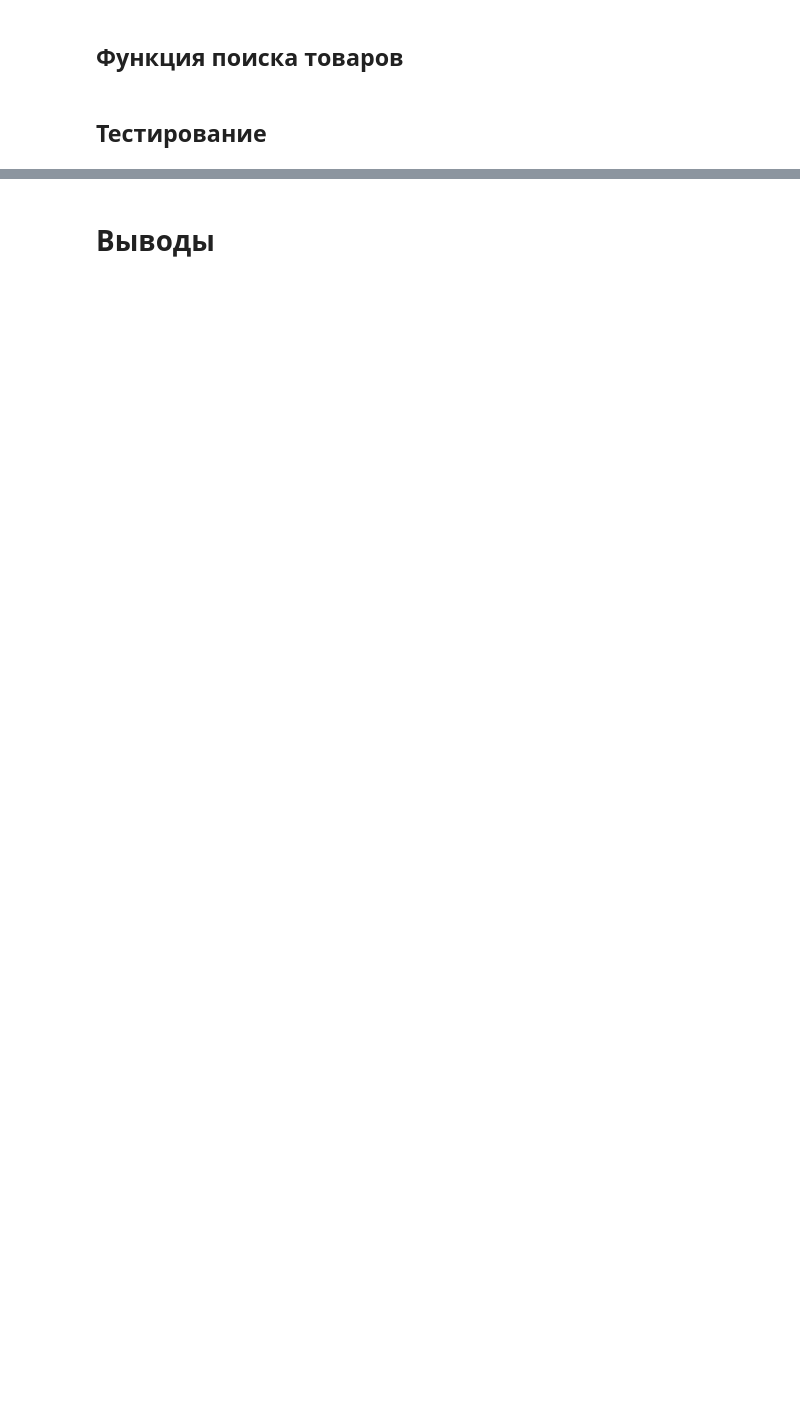
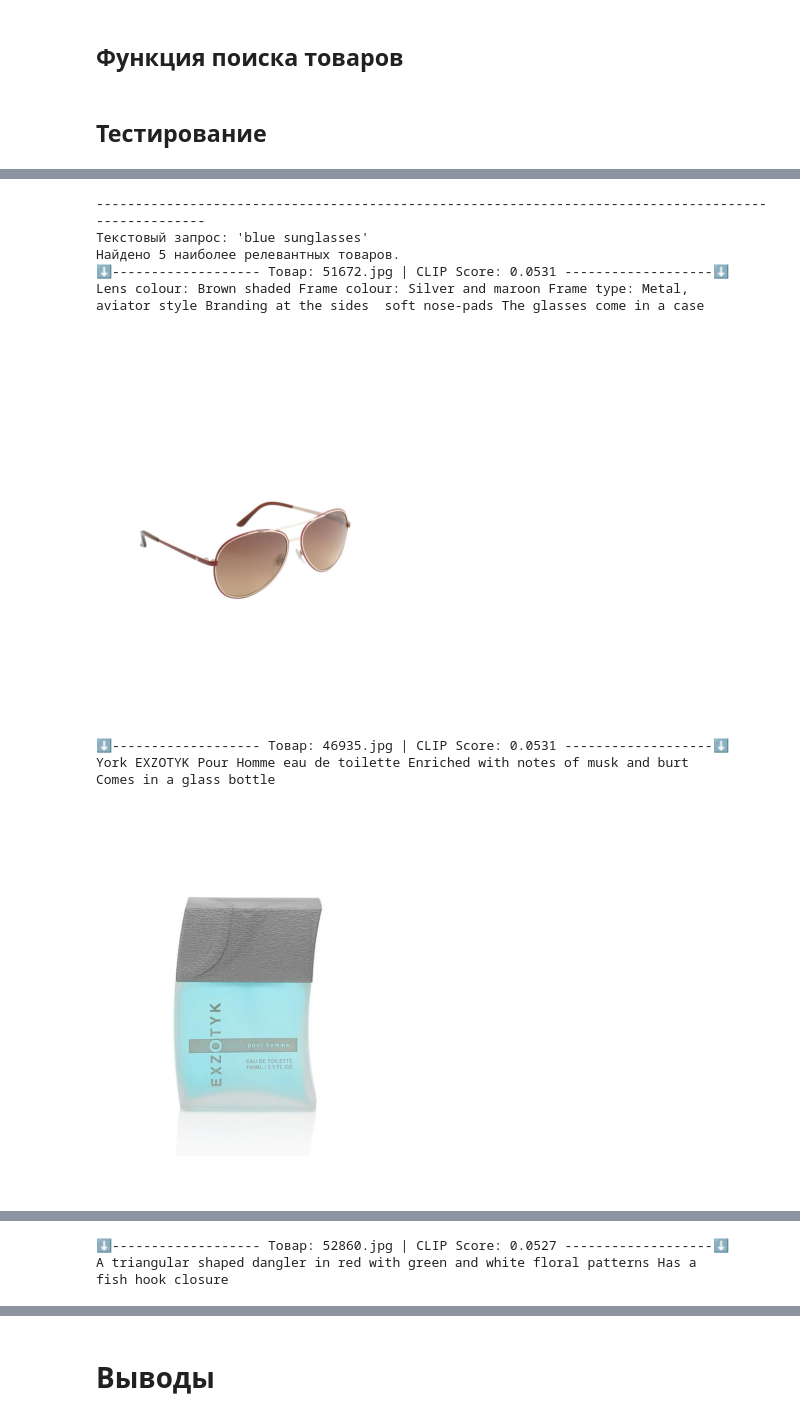
Before and after one commit to evgeny-ydsc/DLE-NLP, a Jupyter notebook: 3.4 CLIP SFT/Product-search-by-CLIP-SFT.ipynb, the cells around one changed output, grey strips where cells are left out. Cells and saved outputs as stored; diff of their text form; code cells hidden in the pictures; blank space fills up the shorter version.

```diff
--- a/3.4 CLIP SFT/Product-search-by-CLIP-SFT.ipynb
+++ b/3.4 CLIP SFT/Product-search-by-CLIP-SFT.ipynb
@@ -454,0 +820,21 @@ with torch.no_grad():
+# %%
+search_products(
+    model=model_search,
+    tokenizer=tokenizer_search,
+    df_indexed=df_indexed,
+    query="blue sunglasses",
+    k=5,
+    device=device,
+)
+# %% [output]
+----------------------------------------------------------------------------------------------------
+Текстовый запрос: 'blue sunglasses'
+Найдено 5 наиболее релевантных товаров.
+⬇------------------- Товар: 51672.jpg | CLIP Score: 0.0531 -------------------⬇
+Lens colour: Brown shaded Frame colour: Silver and maroon Frame type: Metal,
+aviator style Branding at the sides  soft nose-pads The glasses come in a case
+[figure, added]
+⬇------------------- Товар: 46935.jpg | CLIP Score: 0.0531 -------------------⬇
+York EXZOTYK Pour Homme eau de toilette Enriched with notes of musk and burt
+Comes in a glass bottle
+[figure, added]
@@ -454,0 +854,3 @@ with torch.no_grad():
+⬇------------------- Товар: 52860.jpg | CLIP Score: 0.0527 -------------------⬇
+A triangular shaped dangler in red with green and white floral patterns Has a
+fish hook closure
```
Also changed, not shown: parts of 30 cells of this notebook.
